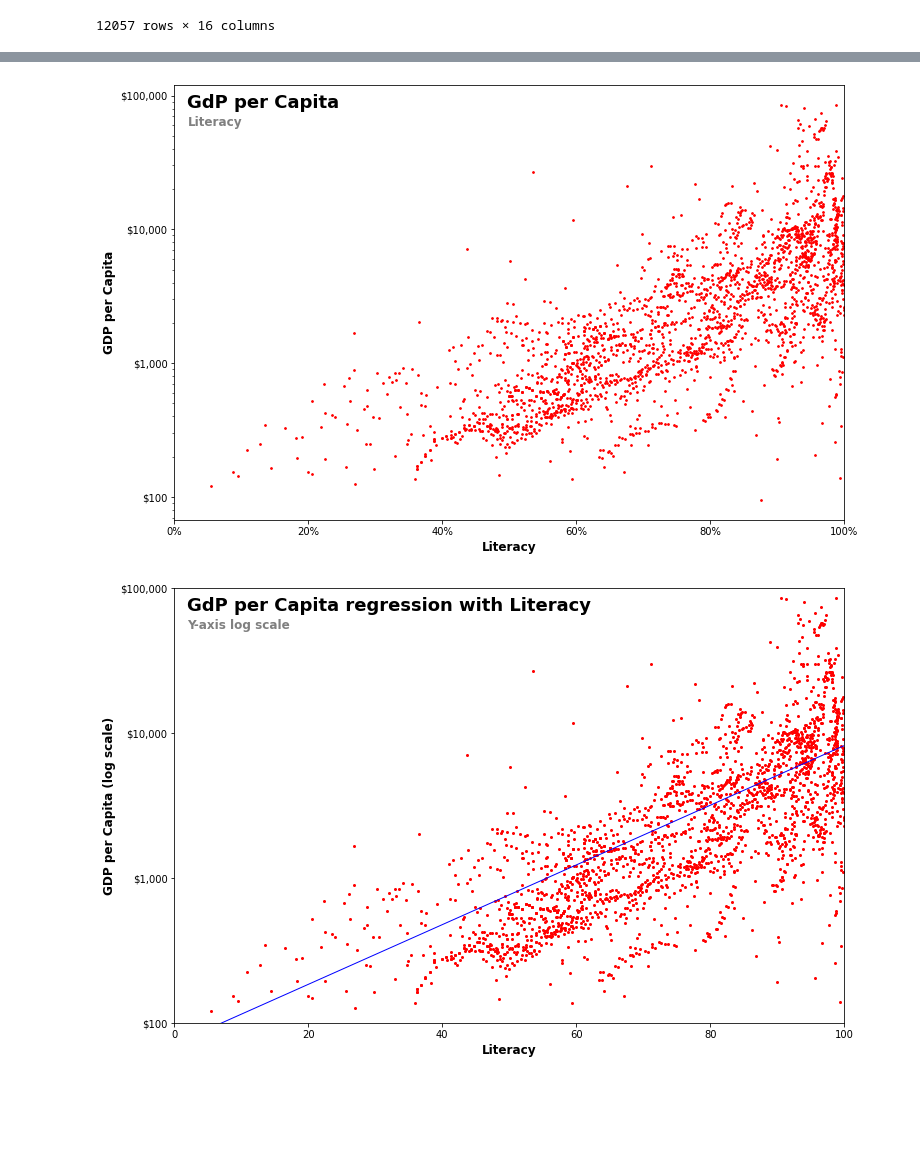
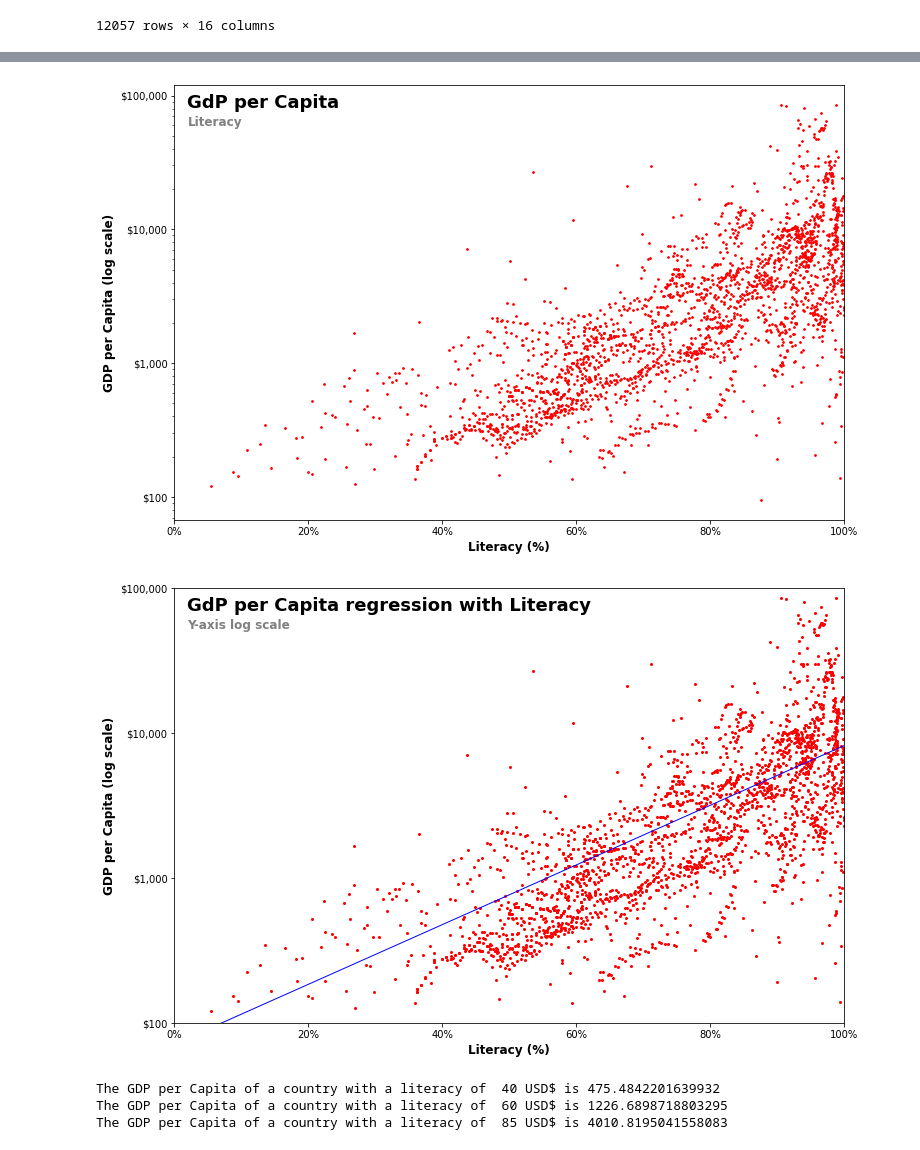
Before and after one commit to castorgit/Predictive_Analytics, a Jupyter notebook: Examples_regressions/01_Regressions_factors_GDP_per_capita.ipynb, the cells around one changed output, grey strips where cells are left out. Drawn from its saved outputs; the diff is of its cells as text; code cells hidden in the pictures; blank space fills up the shorter version.

```diff
--- a/Examples_regressions/01_Regressions_factors_GDP_per_capita.ipynb
+++ b/Examples_regressions/01_Regressions_factors_GDP_per_capita.ipynb
@@ -43,8 +46,8 @@ plt.show()
 # %%
 fig, ax = plt.subplots(1, 1, figsize=(12,8))
 ax.set_yscale('log')
-ax.set_xlabel("Literacy",fontsize=12, fontweight='bold')
-ax.set_ylabel("GDP per Capita",color="black",fontsize=12, fontweight='bold')
+ax.set_xlabel("Literacy (%)",fontsize=12, fontweight='bold')
+ax.set_ylabel("GDP per Capita (log scale)",color="black",fontsize=12, fontweight='bold')
 ax.xaxis.set_major_formatter(ticker.FuncFormatter(lambda x, _: '{:.0%}'.format(x/100)))
 ax.set_xlim([0,100])
 
@@ -58,7 +61,7 @@ ax.yaxis.set_major_formatter(ticker.FuncFormatter(fmt))
 #plt.savefig('Population_'+country_name+'.jpg')
 plt.show()
 # %% [output]
-[figure, old version]
+[figure, new version]
 # %%
 # regression line
 df['GDPlog'] = np.log10(df['gdpPerCap'])
@@ -79,32 +82,49 @@ line_y = model.predict(x_line)
 # %%
 # with regression line
 from math import log10
 fig, ax = plt.subplots(1, 1, figsize=(12,8))
-ax.set_xlabel("Literacy",fontsize=12, fontweight='bold')
+ax.set_xlabel("Literacy (%)",fontsize=12, fontweight='bold')
 ax.set_ylabel("GDP per Capita (log scale)",color="black",fontsize=12, fontweight='bold')
-
+ax.xaxis.set_major_formatter(ticker.FuncFormatter(lambda x, _: '{:.0%}'.format(x/100)))
 ax.set_xlim([0,100])
 
 fmt = lambda x, pos: '${:,.0f}'.format((10 ** x), pos)
 
 ymin, ymax = ax.get_ylim()
 
 ax.yaxis.set_major_formatter(ticker.FuncFormatter(fmt))
 
 custom_ticks = np.linspace(ymin,ymax, 4)
 
 custom_ticks = [0,1,2,3,4,5]
 
 ax.set_yticks(custom_ticks,minor=True)
 
 ax.plot(x_line, line_y, color="blue", linewidth=1)
 plt.scatter(df['literacy'],df['GDPlog'], color='red', s=4)
 plt.figtext(0.14, 0.84, "GdP per Capita regression with Literacy", fontsize=18, fontweight='bold')
 plt.figtext(0.14, 0.81, "Y-axis log scale", fontsize=12, color='grey',fontweight='bold')
 
 ax.set_yticks(custom_ticks,major=True)
 ax.set_ylim([log10(100),log10(100000)])
 #plt.savefig('Population_'+country_name+'.jpg')
 plt.show()
 # %% [output]
-[figure, old version]
+[figure, new version]
+# %%
+a = 40
+b = 60
+c = 85
+
+y = model.predict([[np.log10(a)],[np.log10(b)]])
+y = model.predict([[a],[b],[c]])
+a_hat = y[0,0]
+b_hat = y[1,0]
+c_hat = y[2,0]
+print('The GDP per Capita of a country with a literacy of ',a,'USD$ is', 10**a_hat)
+print('The GDP per Capita of a country with a literacy of ',b,'USD$ is', 10**b_hat)
+print('The GDP per Capita of a country with a literacy of ',c,'USD$ is', 10**c_hat)
+# %% [output]
+The GDP per Capita of a country with a literacy of  40 USD$ is 475.4842201639932
+The GDP per Capita of a country with a literacy of  60 USD$ is 1226.6898718803295
+The GDP per Capita of a country with a literacy of  85 USD$ is 4010.8195041558083
```
Also changed, not shown: parts of 2 cells of this notebook.
